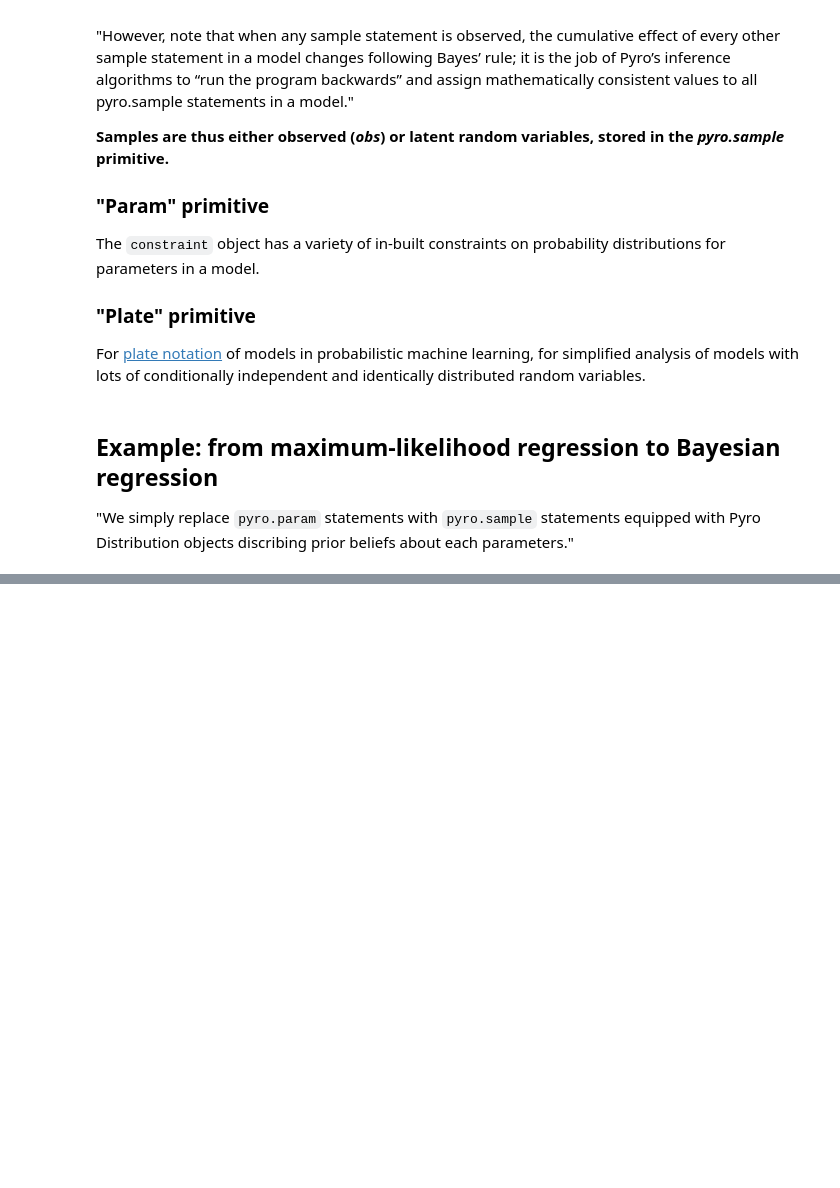
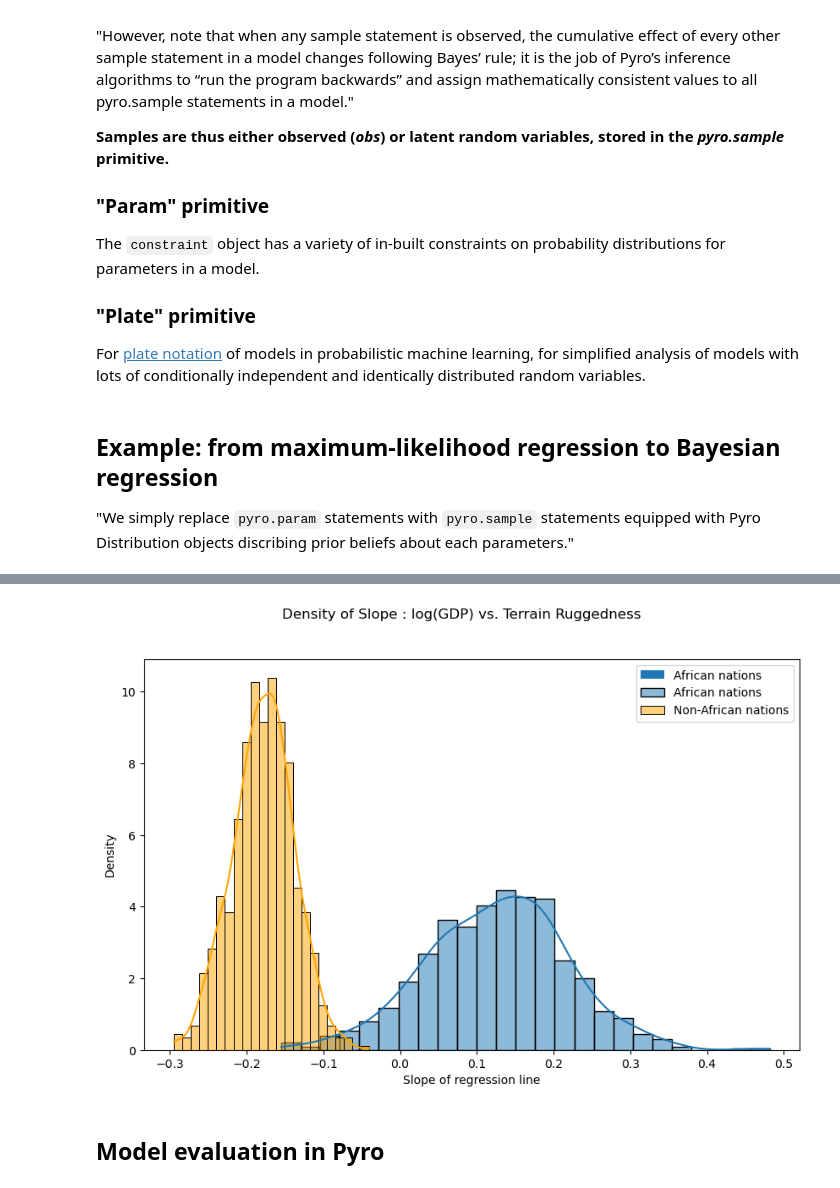
Before and after one commit to krademaker/Pyro, a Jupyter notebook: notebooks/intro_long.ipynb, the cells around one changed output, grey strips where cells are left out. Saved outputs shown, nothing was run; the diff lists cells and outputs as text; code cells hidden in the pictures; blank space fills up the shorter version.

```diff
--- a/notebooks/intro_long.ipynb
+++ b/notebooks/intro_long.ipynb
@@ -185,0 +282,18 @@ pyro.render_model(model, model_args=(is_cont_africa, ruggedness, log_gdp), rende
+# %%
+with pyro.plate("samples", 800, dim=-1):
+    samples = auto_guide(is_cont_africa, ruggedness)
+
+gamma_within_africa = samples["bR"] + samples["bAR"]
+gamma_outside_africa = samples["bR"]
+# %%
+fig = plt.figure(figsize=(10, 6))
+sns.histplot(gamma_within_africa.detach().cpu().numpy(), kde=True, stat="density", label="African nations")
+sns.histplot(gamma_outside_africa.detach().cpu().numpy(), kde=True, stat="density", label="Non-African nations", color="orange")
+fig.suptitle("Density of Slope : log(GDP) vs. Terrain Ruggedness");
+plt.xlabel("Slope of regression line")
+plt.legend()
+plt.show()
+# %% [output]
+[figure, added]
+# %% [markdown]
+## Model evaluation in Pyro
```
Also changed, not shown: parts of 22 cells of this notebook.
